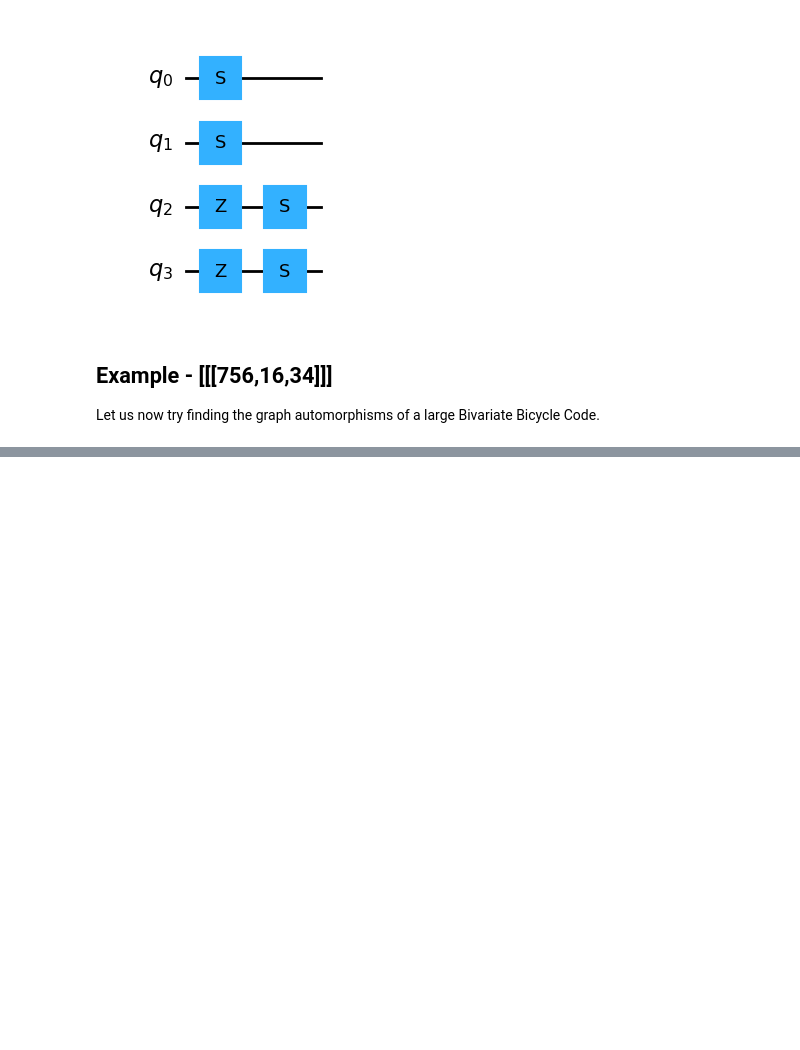
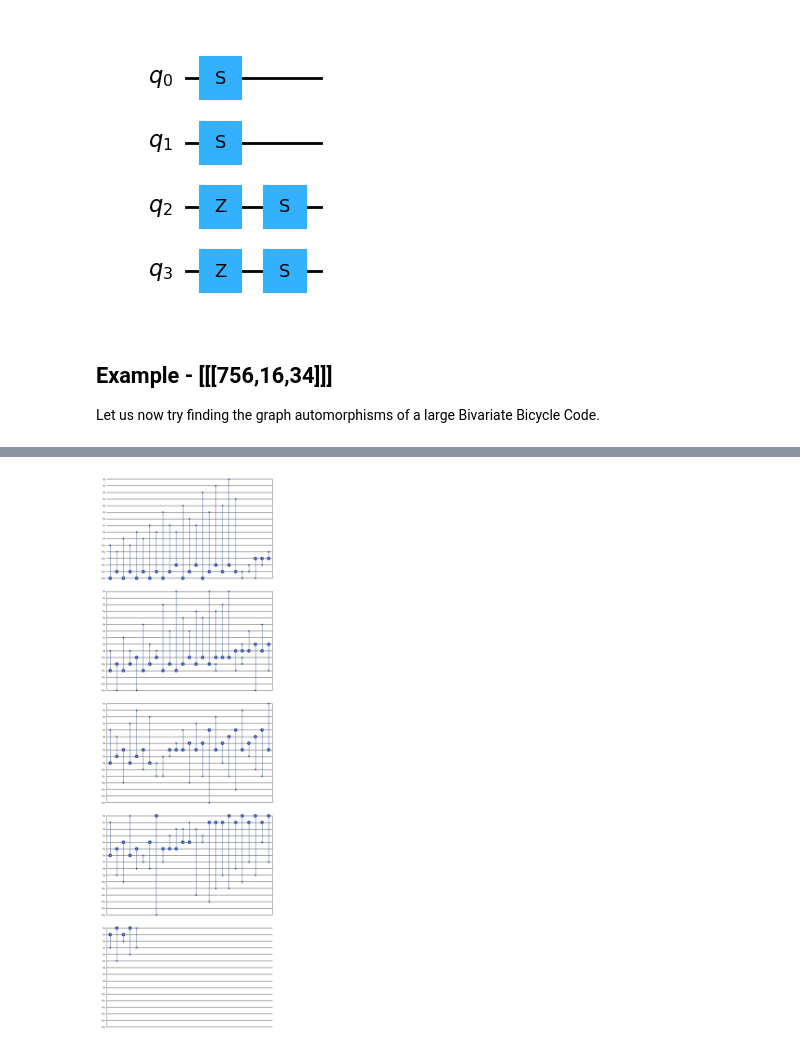
Before and after one commit to hsayginel/autqec, a Jupyter notebook: examples/graph_auts.ipynb, the cells around one changed output, grey strips where cells are left out. Saved outputs shown, nothing was run; the diff lists cells and outputs as text; code cells hidden in the pictures; blank space fills up the shorter version.

Commit message:
BB-756 example

```diff
--- a/examples/graph_auts.ipynb
+++ b/examples/graph_auts.ipynb
@@ -84,0 +85,17 @@ Time taken: 0.34066009521484375
+# %%
+circuits = []
+symp_mats = []
+for num, aut in enumerate(auts):
+    phys_act = circ_from_aut(H_symp_rref_og_basis,aut)
+    phys_circ, _ = phys_act.circ()
+    log_act = logical_circ_and_pauli_correct(H_symp_rref_og_basis,phys_circ)
+    circ = log_act.run()
+    circuits.append(circ)
+    symp_mats.append(log_act.U_logical_act())
+# %%
+# example logical action
+circ = circuits[0]
+qc = construct_circuit(circ[0], k)
+qc.draw(output='mpl')
+# %% [output]
+[figure, added]
```
Also changed, not shown: parts of 1 cell of this notebook.
